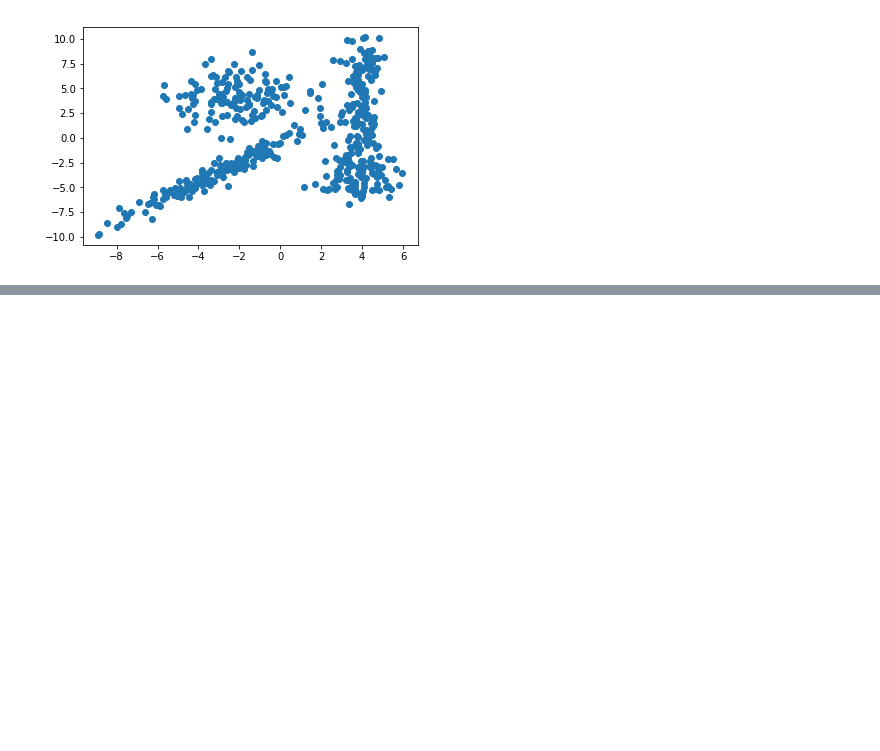
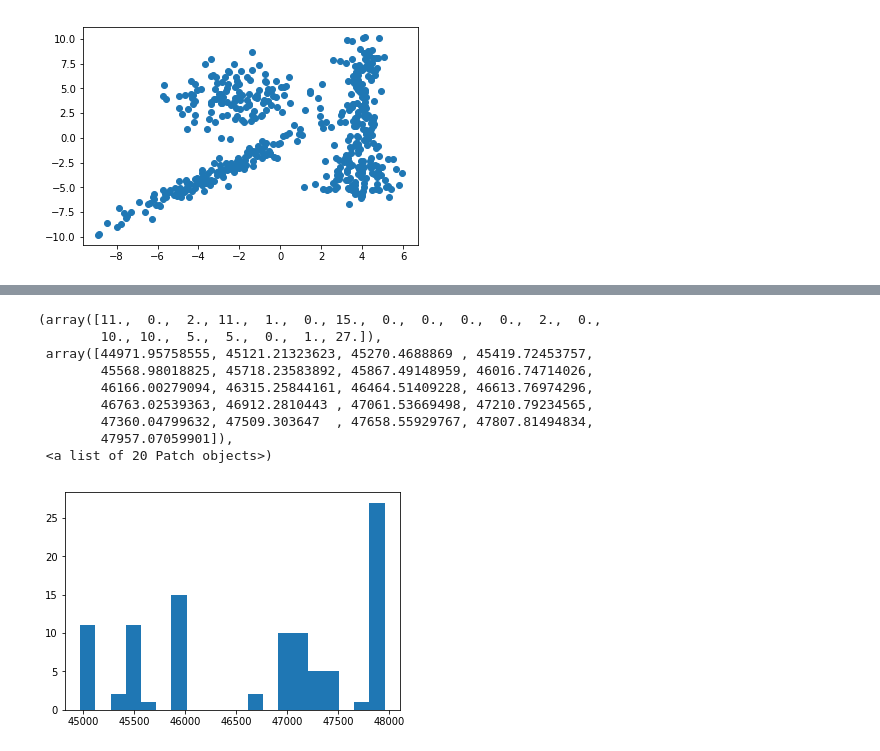
Before and after one commit to hugcis/Homeworks-PGM, a Jupyter notebook: Homework 2/Homework2.ipynb, the cells around one changed output, grey strips where cells are left out. Drawn from its saved outputs; the diff is of its cells as text; code cells hidden in the pictures; blank space fills up the shorter version.

```diff
--- a/Homework 2/Homework2.ipynb
+++ b/Homework 2/Homework2.ipynb
@@ -42,0 +84,14 @@ plt.scatter(km.k_centers[0, :], km.k_centers[1, :], c='red', marker='+')
+# %%
+distortions = np.array(distortions)
+plt.hist(distortions[distortions<=60000], bins=20)
+# %% [output]
+(array([11.,  0.,  2., 11.,  1.,  0., 15.,  0.,  0.,  0.,  0.,  2.,  0.,
+        10., 10.,  5.,  5.,  0.,  1., 27.]),
+ array([44971.95758555, 45121.21323623, 45270.4688869 , 45419.72453757,
+        45568.98018825, 45718.23583892, 45867.49148959, 46016.74714026,
+        46166.00279094, 46315.25844161, 46464.51409228, 46613.76974296,
+        46763.02539363, 46912.2810443 , 47061.53669498, 47210.79234565,
+        47360.04799632, 47509.303647  , 47658.55929767, 47807.81494834,
+        47957.07059901]),
+ <a list of 20 Patch objects>)
+[figure, added]
```
Also changed, not shown: parts of 14 cells of this notebook, 7 other files.
